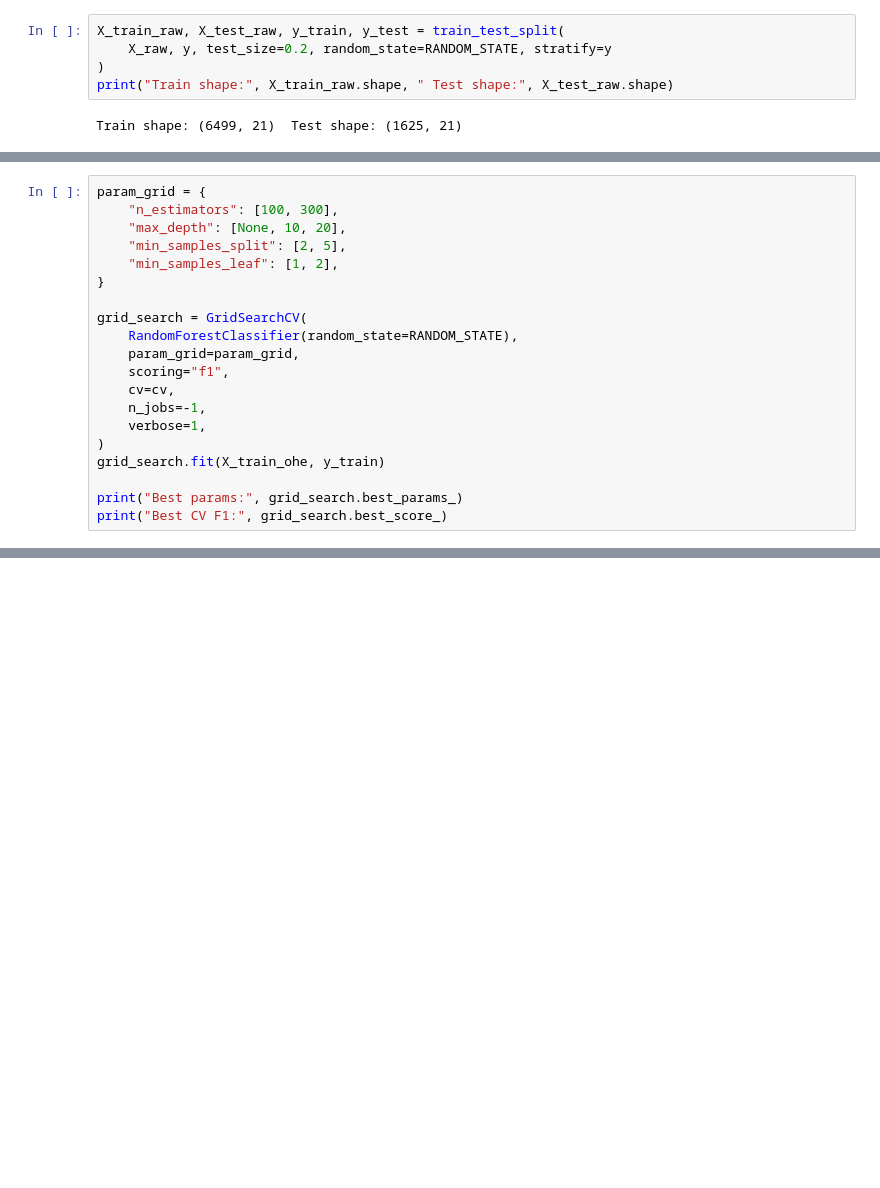
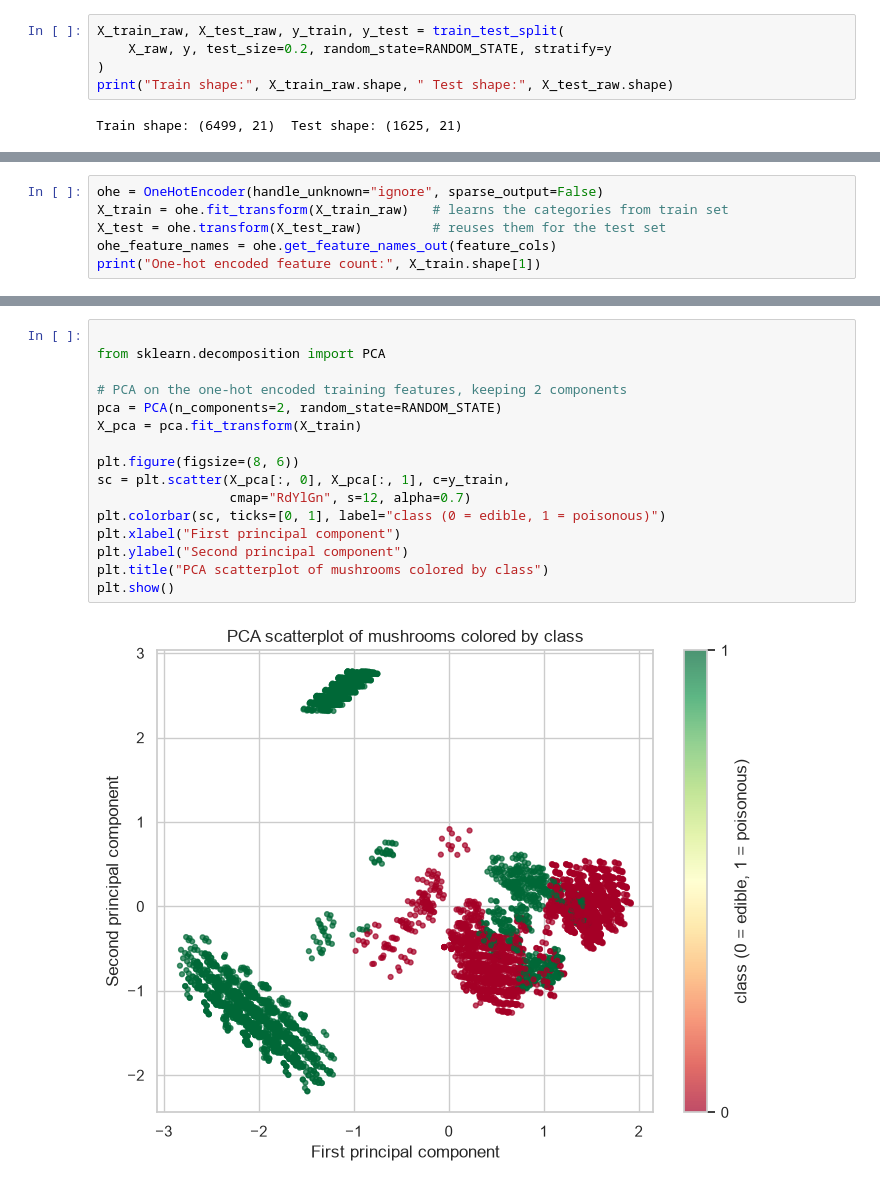
Before and after one commit to WillardDev/Mushroom_Classification, a Jupyter notebook: mushroom_classification.ipynb, the cells around one changed output, grey strips where cells are left out. Drawn from its saved outputs; the diff is of its cells as text; blank space fills up the shorter version.

```diff
--- a/mushroom_classification.ipynb
+++ b/mushroom_classification.ipynb
@@ -513,20 +173,0 @@ stratified cross-validation, optimizing for F1.
-# %%
-param_grid = {
-    "n_estimators": [100, 300],
-    "max_depth": [None, 10, 20],
-    "min_samples_split": [2, 5],
-    "min_samples_leaf": [1, 2],
-}
-
-grid_search = GridSearchCV(
-    RandomForestClassifier(random_state=RANDOM_STATE),
-    param_grid=param_grid,
-    scoring="f1",
-    cv=cv,
-    n_jobs=-1,
-    verbose=1,
-)
-grid_search.fit(X_train_ohe, y_train)
-
-print("Best params:", grid_search.best_params_)
-print("Best CV F1:", grid_search.best_score_)
@@ -599,0 +174,6 @@ independently collected data before trusting it for any real decision.
+# %%
+ohe = OneHotEncoder(handle_unknown="ignore", sparse_output=False)
+X_train = ohe.fit_transform(X_train_raw)   # learns the categories from train set
+X_test = ohe.transform(X_test_raw)         # reuses them for the test set
+ohe_feature_names = ohe.get_feature_names_out(feature_cols)
+print("One-hot encoded feature count:", X_train.shape[1])
@@ -599,0 +192,18 @@ independently collected data before trusting it for any real decision.
+# %%
+
+from sklearn.decomposition import PCA
+
+# PCA on the one-hot encoded training features, keeping 2 components
+pca = PCA(n_components=2, random_state=RANDOM_STATE)
+X_pca = pca.fit_transform(X_train)
+
+plt.figure(figsize=(8, 6))
+sc = plt.scatter(X_pca[:, 0], X_pca[:, 1], c=y_train,
+                 cmap="RdYlGn", s=12, alpha=0.7)
+plt.colorbar(sc, ticks=[0, 1], label="class (0 = edible, 1 = poisonous)")
+plt.xlabel("First principal component")
+plt.ylabel("Second principal component")
+plt.title("PCA scatterplot of mushrooms colored by class")
+plt.show()
+# %% [output]
+[figure, added]
```
Also changed, not shown: parts of 73 cells of this notebook, 1 other file.
